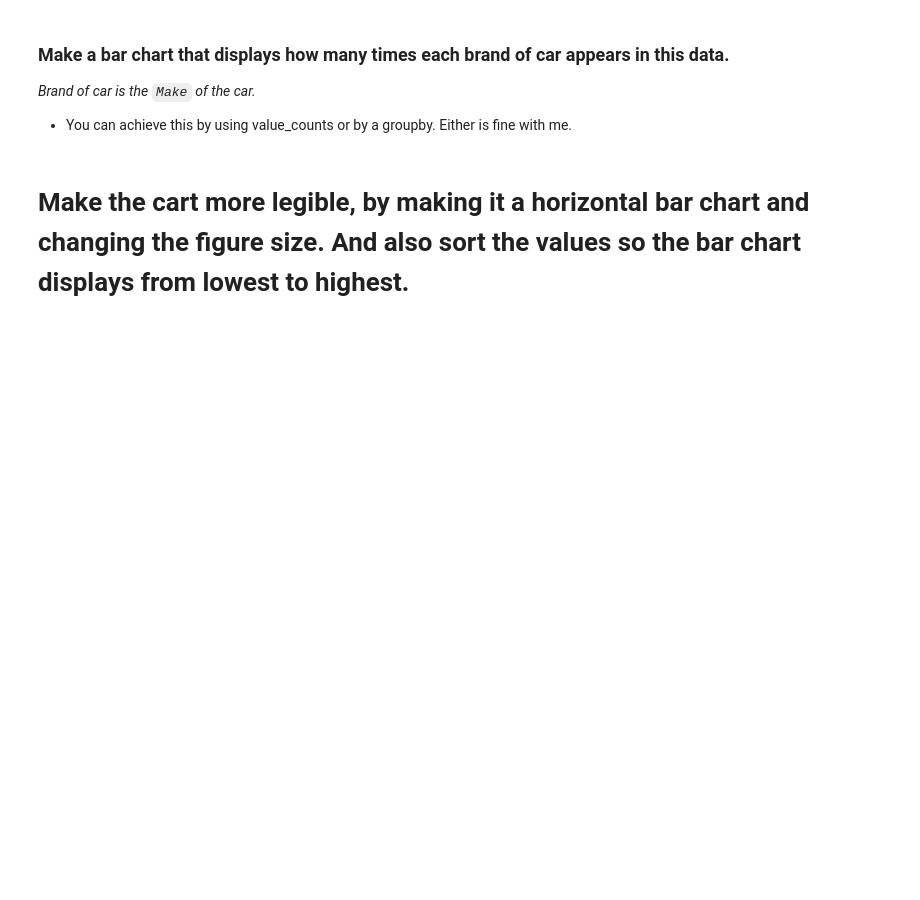
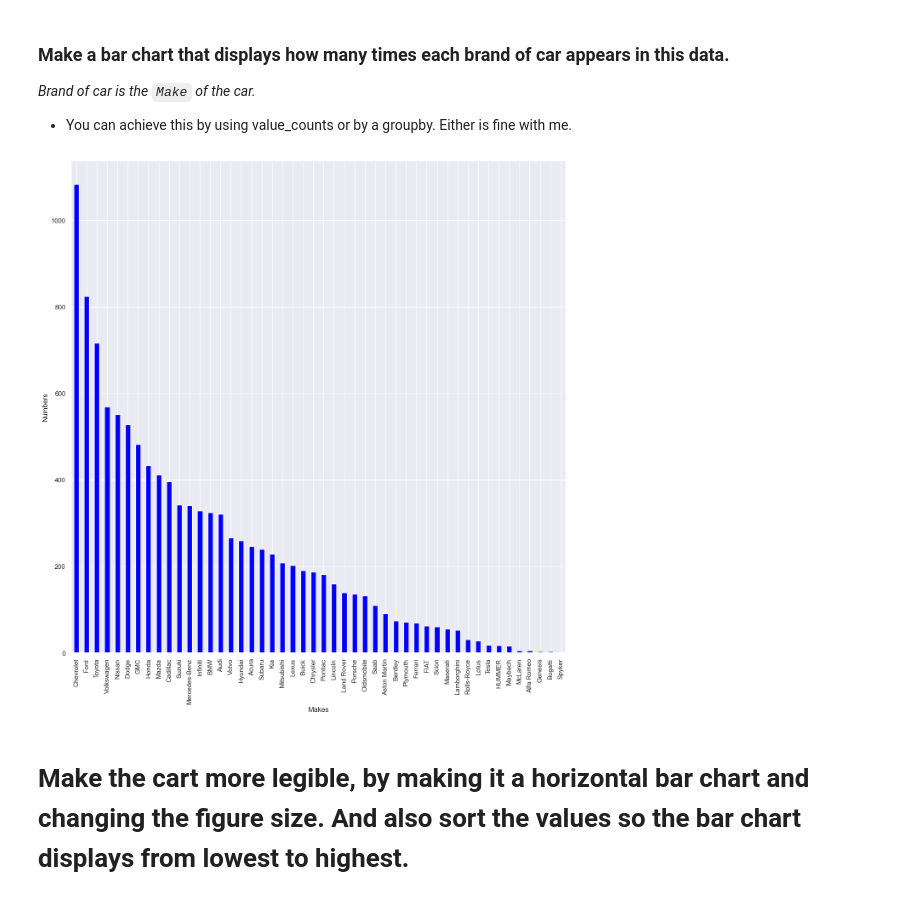
Before and after one commit to tanmima7887/My-fork-2023-fall-data-science-fridays, a Jupyter notebook: Week-02-Data-Viz-EDA/Exercise-TanmimAhmmed.ipynb, the cells around one changed output. Drawn from its saved outputs; the diff is of its cells as text; code cells hidden in the pictures; blank space fills up the shorter version.

```diff
--- a/Week-02-Data-Viz-EDA/Exercise-TanmimAhmmed.ipynb
+++ b/Week-02-Data-Viz-EDA/Exercise-TanmimAhmmed.ipynb
@@ -91,6 +155,15 @@ _Brand of car is the `Make` of the car._
 * You can achieve this by using value_counts or by a groupby.  Either is fine with me.
 # %%
 # Make a bar chart that displays how many times each brand of car appears in this data.
+make = df["Make"].value_counts()
+plt.figure(figsize=(15, 15))
+make.plot(kind= 'bar', color = 'blue')
+
+plt.xlabel('Makes')
+plt.ylabel('Numbers')
+plt.show()
+# %% [output]
+[figure, added]
 # %% [markdown]
 # Make the cart more legible, by making it a horizontal bar chart and changing the figure size.  And also sort the values so the bar chart displays from lowest to highest.
 # %%
```
Also changed, not shown: parts of 20 cells of this notebook.
